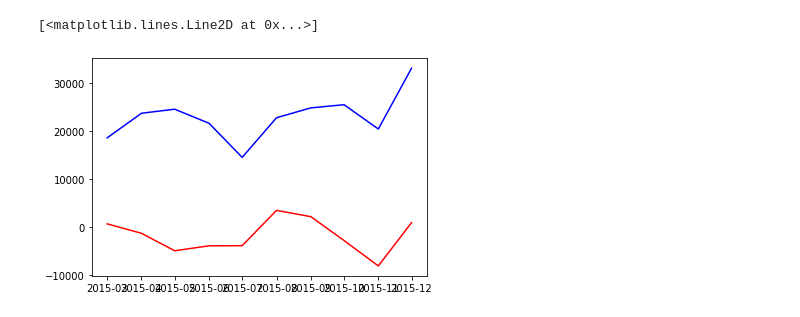
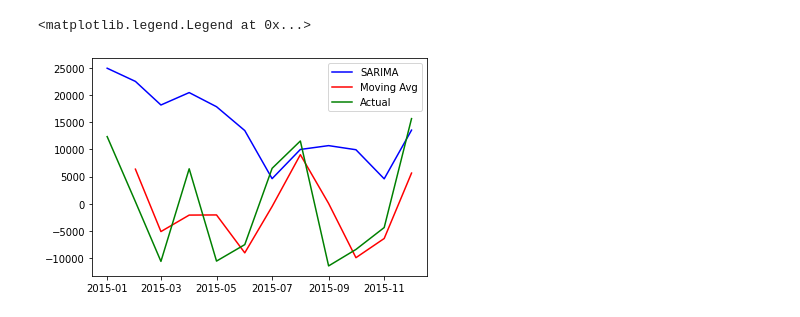
Before and after one commit to rock4777/FREDMacroHomeTrends, a Jupyter notebook: FRED New Homes Trend.ipynb, the cells around one changed output. Drawn from its saved outputs; the diff is of its cells as text; code cells hidden in the pictures.

Commit message:
Add plt legend

```diff
--- a/FRED New Homes Trend.ipynb
+++ b/FRED New Homes Trend.ipynb
@@ -72,17 +72,18 @@ validationDataSet = dateFilterDF(newHmSalesMaster, '2015-01-01', '2015-12-01')
 validationDataSet = detrendColumn(validationDataSet, 'value')
 
 #calculate moving avg
-movingAvg = validationDataSet['detrendValue'].rolling(3).mean()
+movingAvg = validationDataSet['detrendValue'].rolling(2).mean()
 movingAvg.dropna(inplace=True)
 # %%
 #generate and norm training data set
-trainingDataSet = dateFilterDF(newHmSalesMaster, '1999-01-01', '2015-02-01')
+trainingDataSet = dateFilterDF(newHmSalesMaster, '1999-01-01', '2014-12-01')
 trainingDataSet = detrendColumn(trainingDataSet, 'value')
-forecastDataSet = sarimaModel(trainingDataSet['detrendValue'], 10)
+forecastDataSet = sarimaModel(trainingDataSet['detrendValue'], 12)
 # %%
-plt.plot(forecastDataSet, color='blue')
-plt.plot(movingAvg, color='red')
-# plt.plot(validationDataSet['value'],color='green')
+plt.plot(forecastDataSet, color='blue', label='SARIMA')
+plt.plot(movingAvg, color='red', label='Moving Avg')
+plt.plot(validationDataSet['detrendValue'],color='green', label='Actual')
+plt.legend()
 # %% [output]
-[<matplotlib.lines.Line2D at 0x...>]
+<matplotlib.legend.Legend at 0x...>
-[figure, old version]
+[figure, new version]
```
